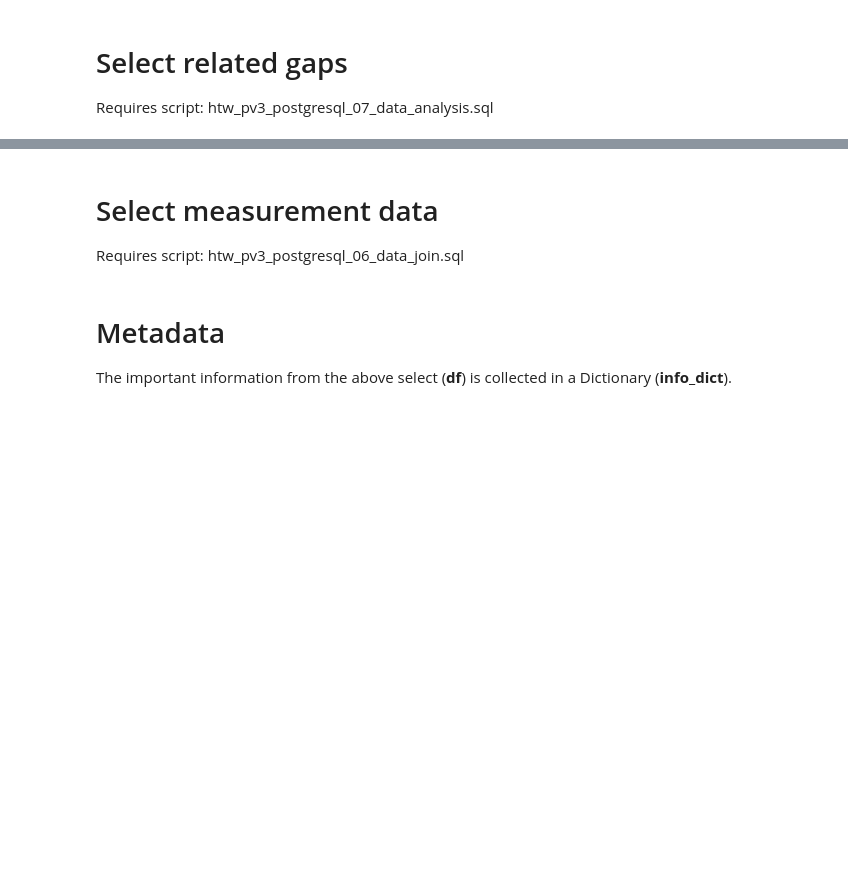
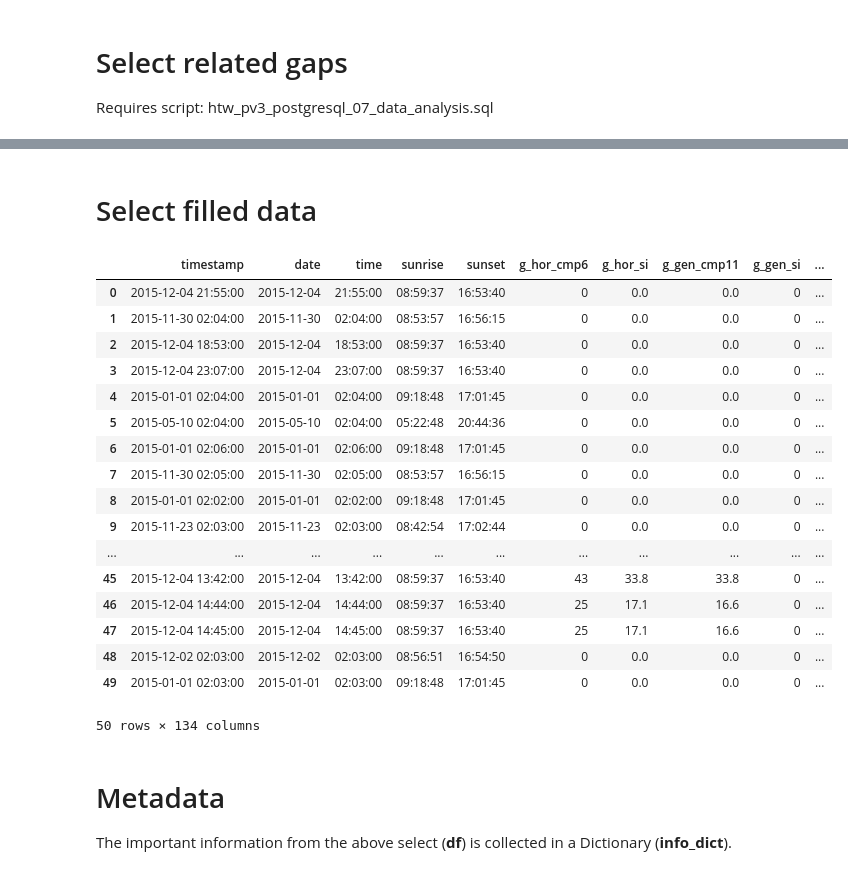
Before and after one commit to htw-pv3/weather-data, a Jupyter notebook: python/pv3_sonnja_db_visualise_gaps.ipynb, the cells around one changed output, grey strips where cells are left out. Drawn from its saved outputs; the diff is of its cells as text; code cells hidden in the pictures; blank space fills up the shorter version.

```diff
--- a/python/pv3_sonnja_db_visualise_gaps.ipynb
+++ b/python/pv3_sonnja_db_visualise_gaps.ipynb
@@ -82,12 +156,30 @@ df_related_gaps_days
+# %% [markdown]
+# Select filled data
 # %%
-# Select related gaps table
+# Select all related gaps table
 sql = text("""
     SELECT  *
-    FROM    pv3.pv3_data_analysis_days_mview
+    FROM    pv3.pv3_time_sun_weather_allwr_2015_fill
+    WHERE   is_filled_weather IS TRUE
     """)
-df_related_gaps_days_mv = pd.read_sql_query(sql, con)
-df_related_gaps_days_mv
+df_only_filled = pd.read_sql_query(sql, con)
+df_only_filled
+# %% [output]
+|  | timestamp | date | time | sunrise | sunset | g_hor_cmp6 | g_hor_si | g_gen_cmp11 | g_gen_si | ... |
+| 0 | 2015-12-04 21:55:00 | 2015-12-04 | 21:55:00 | 08:59:37 | 16:53:40 | 0 | 0.0 | 0.0 | 0 | ... |
+| 1 | 2015-11-30 02:04:00 | 2015-11-30 | 02:04:00 | 08:53:57 | 16:56:15 | 0 | 0.0 | 0.0 | 0 | ... |
+| 2 | 2015-12-04 18:53:00 | 2015-12-04 | 18:53:00 | 08:59:37 | 16:53:40 | 0 | 0.0 | 0.0 | 0 | ... |
+| 3 | 2015-12-04 23:07:00 | 2015-12-04 | 23:07:00 | 08:59:37 | 16:53:40 | 0 | 0.0 | 0.0 | 0 | ... |
+| 4 | 2015-01-01 02:04:00 | 2015-01-01 | 02:04:00 | 09:18:48 | 17:01:45 | 0 | 0.0 | 0.0 | 0 | ... |
+| 5 | 2015-05-10 02:04:00 | 2015-05-10 | 02:04:00 | 05:22:48 | 20:44:36 | 0 | 0.0 | 0.0 | 0 | ... |
+| 6 | 2015-01-01 02:06:00 | 2015-01-01 | 02:06:00 | 09:18:48 | 17:01:45 | 0 | 0.0 | 0.0 | 0 | ... |
+| 7 | 2015-11-30 02:05:00 | 2015-11-30 | 02:05:00 | 08:53:57 | 16:56:15 | 0 | 0.0 | 0.0 | 0 | ... |
+| 8 | 2015-01-01 02:02:00 | 2015-01-01 | 02:02:00 | 09:18:48 | 17:01:45 | 0 | 0.0 | 0.0 | 0 | ... |
+| 9 | 2015-11-23 02:03:00 | 2015-11-23 | 02:03:00 | 08:42:54 | 17:02:44 | 0 | 0.0 | 0.0 | 0 | ... |
+| ... | ... | ... | ... | ... | ... | ... | ... | ... | ... | ... |
+| 45 | 2015-12-04 13:42:00 | 2015-12-04 | 13:42:00 | 08:59:37 | 16:53:40 | 43 | 33.8 | 33.8 | 0 | ... |
+| 46 | 2015-12-04 14:44:00 | 2015-12-04 | 14:44:00 | 08:59:37 | 16:53:40 | 25 | 17.1 | 16.6 | 0 | ... |
+| 47 | 2015-12-04 14:45:00 | 2015-12-04 | 14:45:00 | 08:59:37 | 16:53:40 | 25 | 17.1 | 16.6 | 0 | ... |
+| 48 | 2015-12-02 02:03:00 | 2015-12-02 | 02:03:00 | 08:56:51 | 16:54:50 | 0 | 0.0 | 0.0 | 0 | ... |
+| 49 | 2015-01-01 02:03:00 | 2015-01-01 | 02:03:00 | 09:18:48 | 17:01:45 | 0 | 0.0 | 0.0 | 0 | ... |
+50 rows × 134 columns
-# %% [markdown]
-# Select measurement data
-
-Requires script: htw_pv3_postgresql_06_data_join.sql
```
Also changed, not shown: parts of 16 cells of this notebook, 1 other file.
